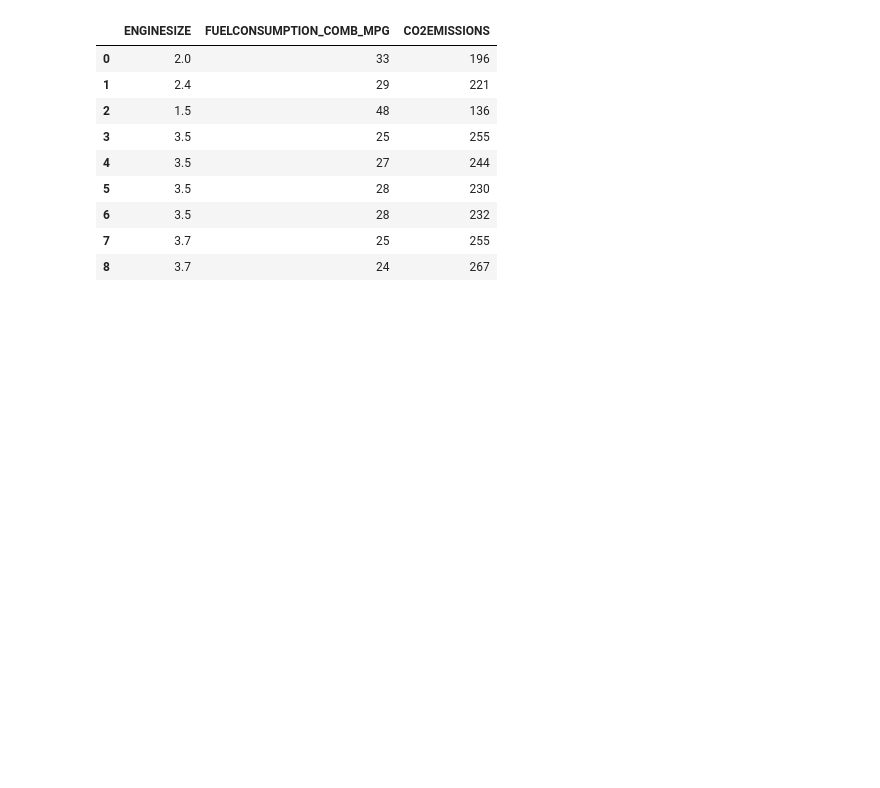
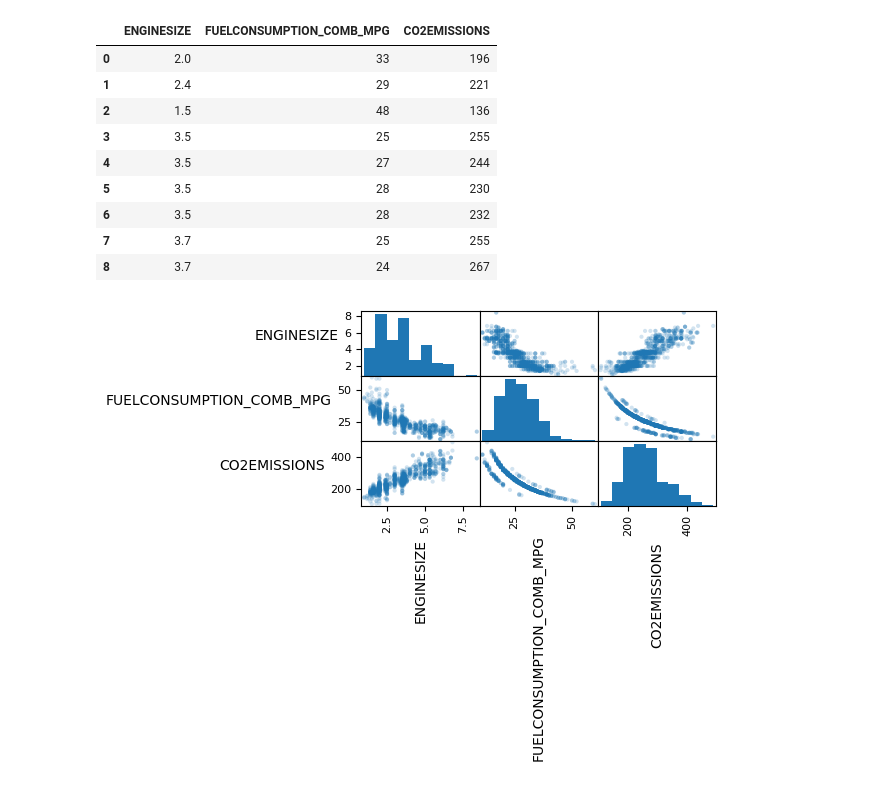
Before and after one commit to Helia-Karisani/Multiple_Linear_Regression, a Jupyter notebook: Multiple_Linear_Regression.ipynb, the cells around one changed output. Saved outputs shown, nothing was run; the diff lists cells and outputs as text; code cells hidden in the pictures; blank space fills up the shorter version.

```diff
--- a/Multiple_Linear_Regression.ipynb
+++ b/Multiple_Linear_Regression.ipynb
@@ -72,3 +72,28 @@ df.head(9)
 | 6 | 3.5 | 28 | 232 |
 | 7 | 3.7 | 25 | 255 |
 | 8 | 3.7 | 24 | 267 |
+# %%
+# Create a scatter-matrix (pairwise scatter plots) for all numerical columns in the DataFrame
+axes = pd.plotting.scatter_matrix(df, alpha=0.2)
+
+# Loop over all subplot axes in the scatter-matrix
+for ax in axes.flatten():
+    # Rotate x-axis labels by 90 degrees to avoid overlap and improve readability
+    ax.xaxis.label.set_rotation(90)
+
+    # Keep y-axis labels horizontal
+    ax.yaxis.label.set_rotation(0)
+
+    # Right-align y-axis labels so they sit closer to the axis
+    ax.yaxis.label.set_ha('right')
+
+# Automatically adjust subplot parameters to reduce label overlap
+plt.tight_layout()
+
+# Remove extra horizontal and vertical spacing between subplots
+plt.gcf().subplots_adjust(wspace=0, hspace=0)
+
+# Render the plot to the screen
+plt.show()
+# %% [output]
+[figure, added]
```
Also changed, not shown: parts of 6 cells of this notebook.
